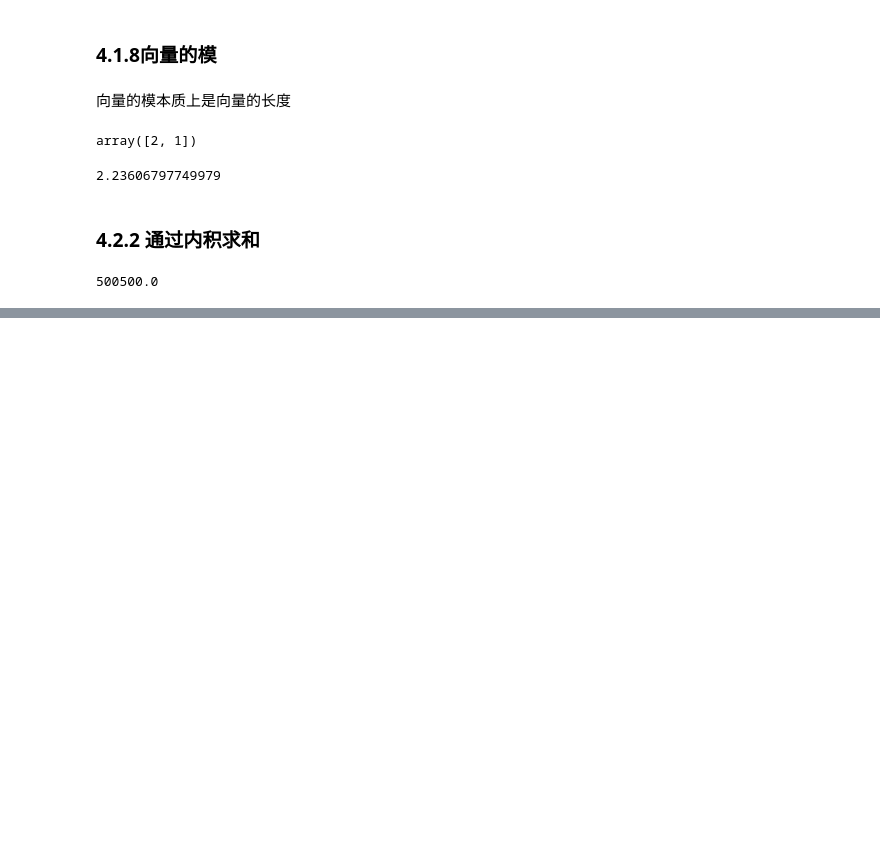
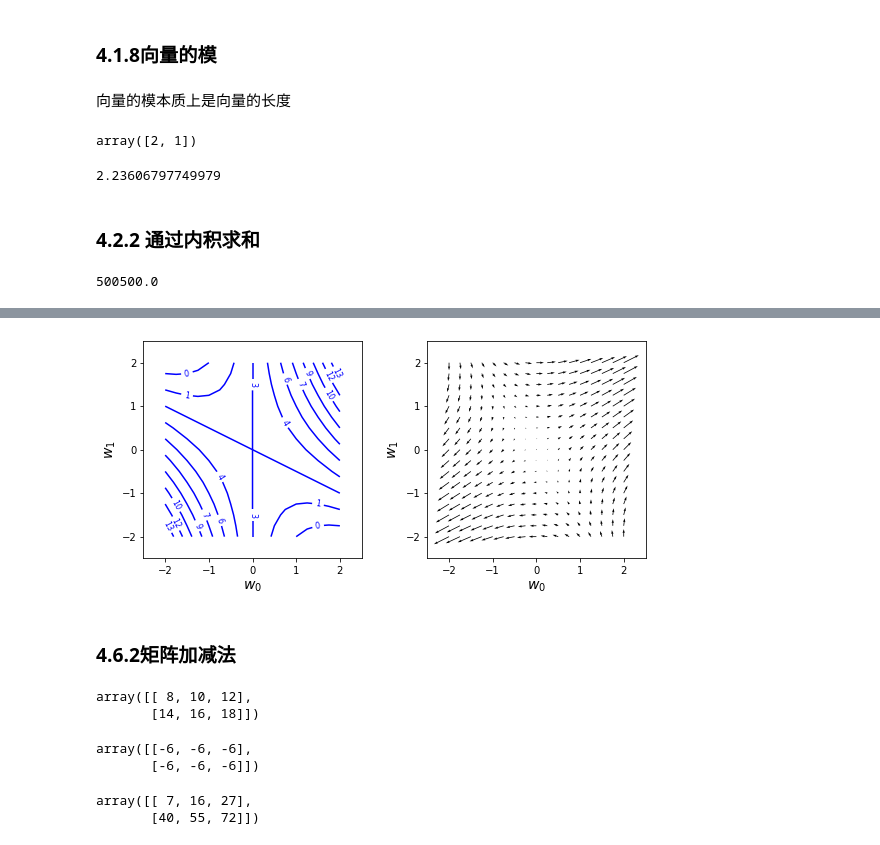
Before and after one commit to meininghang/Personal-Learning, a Jupyter notebook: 用Python动手学机器学习/Chapter4机器学习中的数学.ipynb, the cells around one changed output, grey strips where cells are left out. Drawn from its saved outputs; the diff is of its cells as text; code cells hidden in the pictures; blank space fills up the shorter version.

```diff
--- a/用Python动手学机器学习/Chapter4机器学习中的数学.ipynb
+++ b/用Python动手学机器学习/Chapter4机器学习中的数学.ipynb
@@ -99,0 +117,42 @@ a.dot(b)
+# %%
+w_range = 2
+dw = 0.25
+w0 = np.arange(-w_range,w_range+dw, dw)
+w1 = np.arange(-w_range,w_range+dw, dw)
+# %%
+ww0, ww1 = np.meshgrid(w0, w1)
+# %%
+ff = np.zeros((len(w0),len(w1)))
+dff_dw0 = np.zeros((len(w0),len(w1)))
+dff_dw1 = np.zeros((len(w0),len(w1)))
+for i0 in range(len(w0)):
+    for i1 in range(len(w1)):
+        ff[i1, i0] = f(w0[i0],w1[i1])
+        dff_dw0[i1,i0] = df_dw0(w0[i0],w1[i1])
+        dff_dw1[i1,i0] = df_dw1(w0[i0],w1[i1])
+# %%
+plt.figure(figsize=(9,4))
+plt.subplots_adjust(wspace=0.3)
+plt.subplot(1,2,1)
+cont = plt.contour(ww0,ww1,ff,10,colors='blue')#显示等高线
+cont.clabel(fmt='%d',fontsize=8)
+plt.xticks(range(-w_range,w_range+1,1))
+plt.yticks(range(-w_range,w_range+1,1))
+plt.xlim(-w_range-0.5,w_range+0.5)
+plt.ylim(-w_range-0.5,w_range+0.5)
+plt.xlabel('$w_0$',fontsize=14)
+plt.ylabel('$w_1$',fontsize=14)
+
+plt.subplot(1,2,2)
+plt.quiver(ww0,ww1,dff_dw0,dff_dw1)#显示f的梯度向量
+plt.xlabel('$w_0$',fontsize=14)
+plt.ylabel('$w_1$',fontsize=14)
+plt.xticks(range(-w_range,w_range+1,1))
+plt.yticks(range(-w_range,w_range+1,1))
+plt.xlim(-w_range-0.5,w_range+0.5)
+plt.ylim(-w_range-0.5,w_range+0.5)
+plt.show()
+# %% [output]
+[figure, added]
+# %% [markdown]
+### 4.6.2矩阵加减法
@@ -99,0 +162,15 @@ a.dot(b)
+# %%
+A + B
+# %% [output]
+array([[ 8, 10, 12],
+       [14, 16, 18]])
+# %%
+A - B
+# %% [output]
+array([[-6, -6, -6],
+       [-6, -6, -6]])
+# %%
+A * B
+# %% [output]
+array([[ 7, 16, 27],
+       [40, 55, 72]])
```
Also changed, not shown: parts of 67 cells of this notebook.
